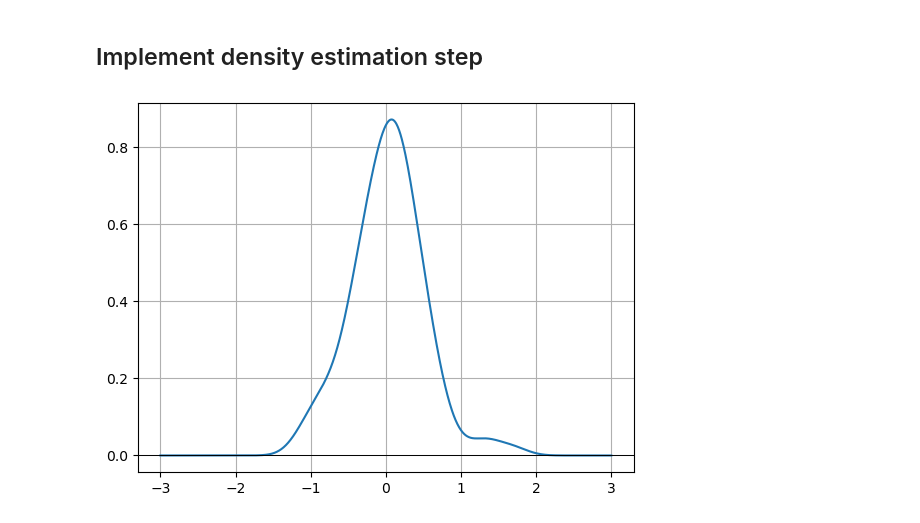
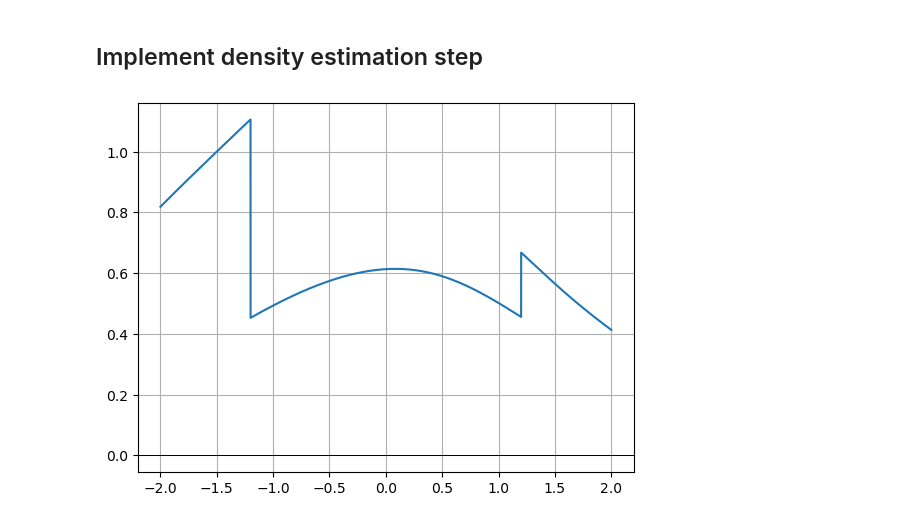
Before and after one commit to mirkimirk/thesis_frechet_fda, a Jupyter notebook: src/frechet_fda/reproduction_petersen2016.ipynb, the cells around one changed output. Saved outputs shown, nothing was run; the diff lists cells and outputs as text; code cells hidden in the pictures.

Commit message:
Finished (almost) density estimator from Petersen 2016. Something is still off, maybe the weight function.

```diff
--- a/src/frechet_fda/reproduction_petersen2016.ipynb
+++ b/src/frechet_fda/reproduction_petersen2016.ipynb
@@ -393,11 +424,9 @@ plt.show()
 ## Implement density estimation step
 # %%
 n = 200
-grid_size = 1000
+grid_size = 10000
 trunc = 3
 mus, sigmas = gen_params_scenario_one(n, seed=123456)
-# Sort sigmas, because when summing Function instances something goes wrong otherwise
-sigmas.sort()
 # %%
 sample_points = gen_truncnorm_pdf_points(-trunc, trunc, mus, sigmas, 100)
 pdf_hats = make_estimated_truncnorm_pdf(
@@ -408,7 +437,3 @@ pdf_hats = make_estimated_truncnorm_pdf(
     grid_size=grid_size,
     bandwidth=0.2,
 )
-# %%
-pdf_hats[50].plot()
-# %% [output]
-[figure, removed]
@@ -479,4 +528,7 @@ def density_estimator_better(
 # %%
 temp = density_estimator_better(
-    np.linspace(-2 * np.ones(n), 2 * np.ones(n), 10000).transpose(), sample_points, 0.2,
+    np.linspace(-2 * np.ones(n), 2 * np.ones(n),
+    10000).transpose(),
+    sample_points,
+    0.2, "std_normal"
 )
@@ -485,3 +535,7 @@ temp.shape
+# %%
+temp[180].plot()
+# %% [output]
+[figure, added]
 # %%
 # Define the weight function w(x, h) as described in the paper Petersen & Müller 2016
 def weight_function(x: np.ndarray, h: float, kernel_type: str = "epanechnikov"):
```
Also changed, not shown: parts of 23 cells of this notebook, 2 other files.
